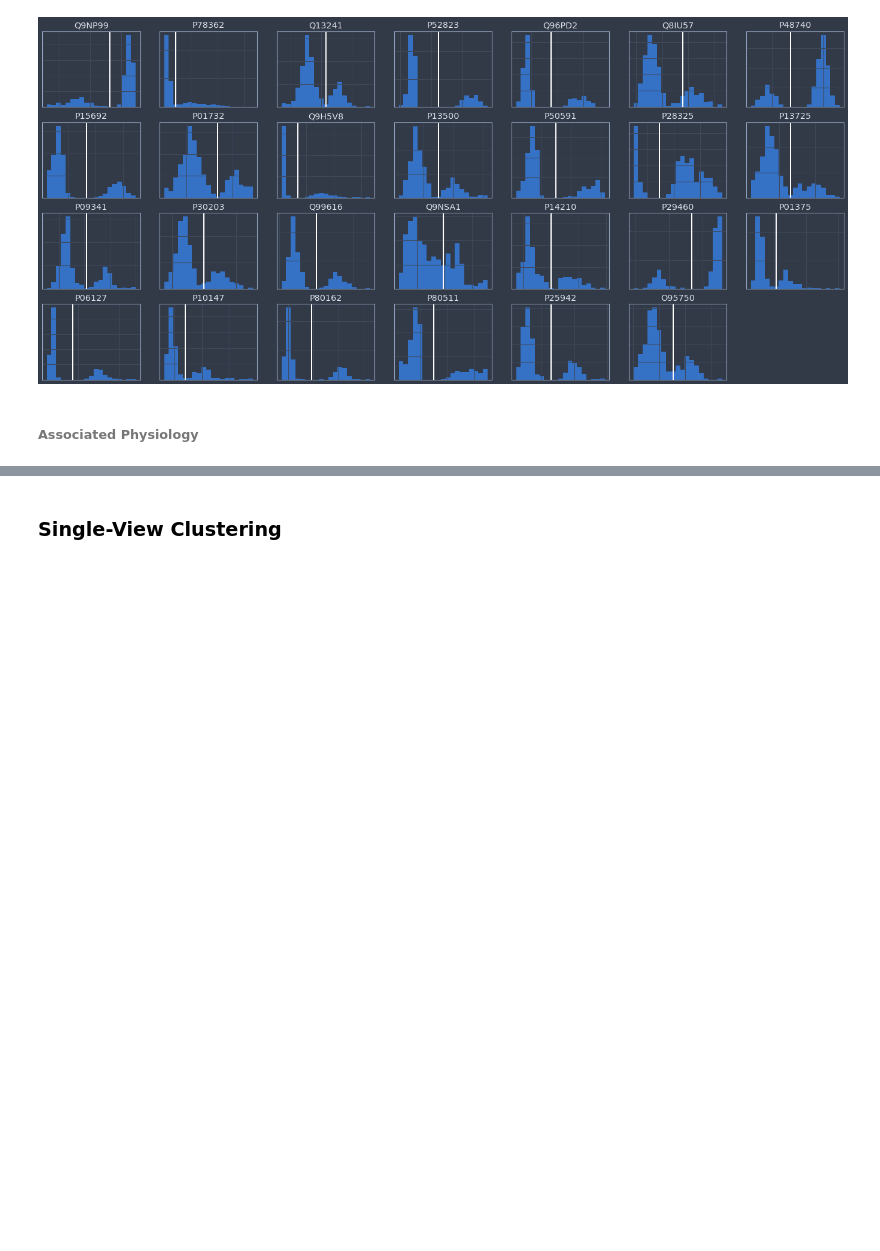
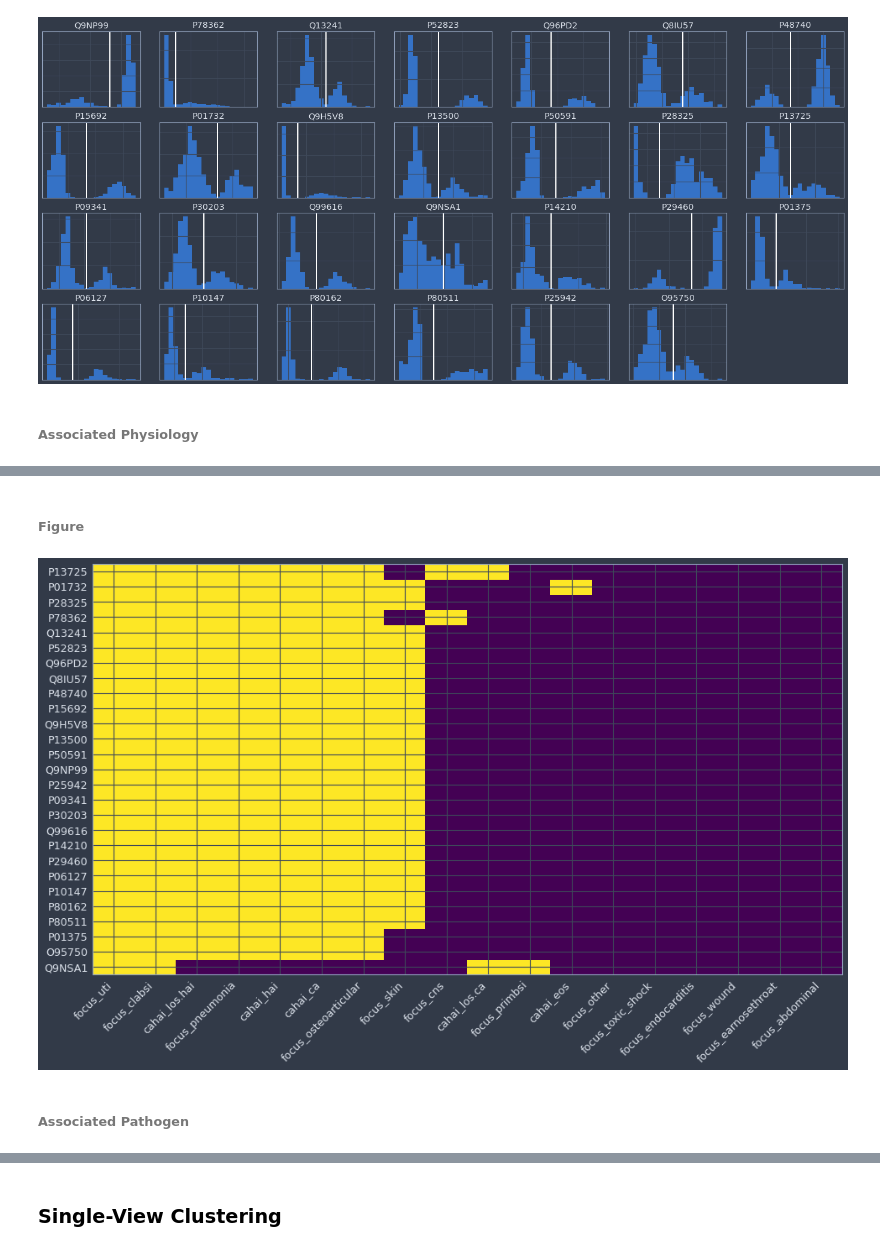
Before and after one commit to BorgwardtLab/Pediatric-Sepsis, a Jupyter notebook: multiview_clustering_jk.ipynb, the cells around one changed output, grey strips where cells are left out. Saved outputs shown, nothing was run; the diff lists cells and outputs as text; code cells hidden in the pictures; blank space fills up the shorter version.

```diff
--- a/multiview_clustering_jk.ipynb
+++ b/multiview_clustering_jk.ipynb
@@ -1375,0 +1731,8 @@ rr.high    0.002278  12.513429
+# %% [markdown]
+###### Figure
+# %%
+biminf_fig
+# %% [output]
+[figure, added]
+# %% [markdown]
+###### Associated Pathogen
```
Also changed, not shown: parts of 23 cells of this notebook.
